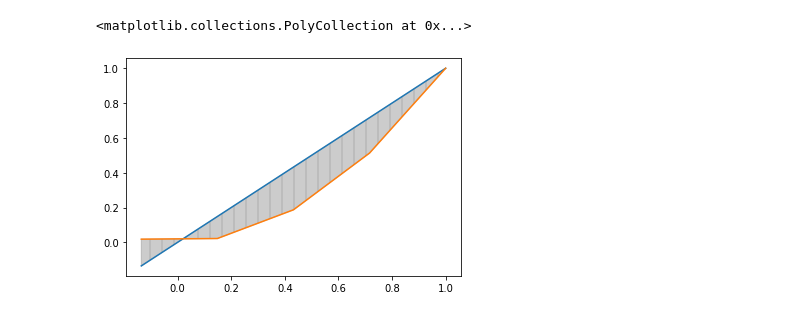
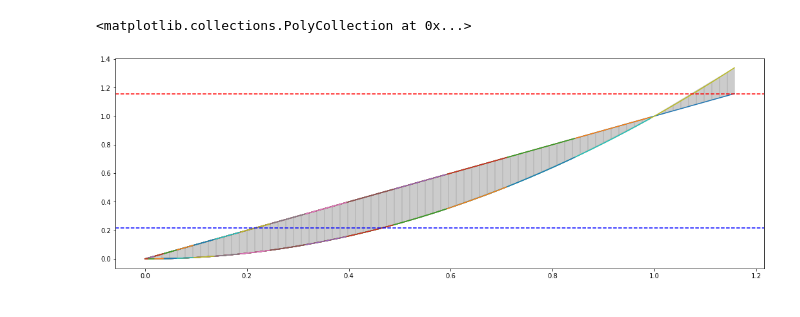
Before and after one commit to francose/relative_Tmaxima, a Jupyter notebook: relativeTmax.ipynb, the cells around one changed output. Saved outputs shown, nothing was run; the diff lists cells and outputs as text; code cells hidden in the pictures.

Commit message:
draw an avg line on the maximum difference between lines

```diff
--- a/relativeTmax.ipynb
+++ b/relativeTmax.ipynb
@@ -1,7 +1,7 @@
 # %%
 import matplotlib.pyplot as plt
 import numpy as np
-import numpy as np
+import pandas as pd
 
 
 
@@ -17,7 +17,8 @@ class RelativeTmx(object):
 
     def lenght(self):
         return len(self.arr)
-    def showValues(self):
+
+    def values(self):
         return self.arr
 
 
@@ -29,38 +30,45 @@ class Utils:
         self.x = x
         return self.x
 
     def g(self, x):
         self.x = (pow(x,2))
         return self.x
 
     @staticmethod
     def calculate_E(f, g):
         return f-g
 
 
 class InterestUtils:
     def __init__(self, r, t):
         self.r = r
         self.t = t
+
     def getSimpleInterest(self):
         return float((1+(self.r * self.t)/100))
+
     def getCompoundInterest(self):
         return float(pow((1+ (self.r / 100)), self.t))
 
 
 functions = Utils()
 rtmx = RelativeTmx()
 
-for i in range(0, 8):
-    values = InterestUtils(7.533, i)
-    T = np.linspace(1, functions.calculate_E(values.getSimpleInterest(), values.getCompoundInterest()), 5)
-    rtmx.insert(
-        functions.calculate_E(values.getSimpleInterest(), values.getCompoundInterest())
-    )
+for i in range(0, 18):
+    values = InterestUtils(7.5333, i)
+    x = functions.calculate_E(values.getCompoundInterest(),values.getSimpleInterest())
+    rtmx.insert(x)
 
+
+df = pd.Series(list(rtmx.values()))
+T = np.linspace(0, df, 100)
+
+plt.subplots( figsize=(18,6))
 plt.plot(T, functions.f(T))
 plt.plot(T, functions.g(T))
-plt.fill_between(T, functions.g(T), functions.f(T), color = "grey",alpha = 0.4, hatch = '|')
+plt.axhline(df.max(), color='red', linestyle='dashed', linewidth=1.5, label="max")
+plt.axhline(df.median(), color='blue', linestyle='dashed', linewidth=1.5, label="avg")
+plt.fill_between(df, functions.g(df), functions.f(df), color = "grey",alpha = 0.4, hatch = '|')
 # %% [output]
 <matplotlib.collections.PolyCollection at 0x...>
-[figure, old version]
+[figure, new version]
```
Also changed, not shown: parts of 2 cells of this notebook.
